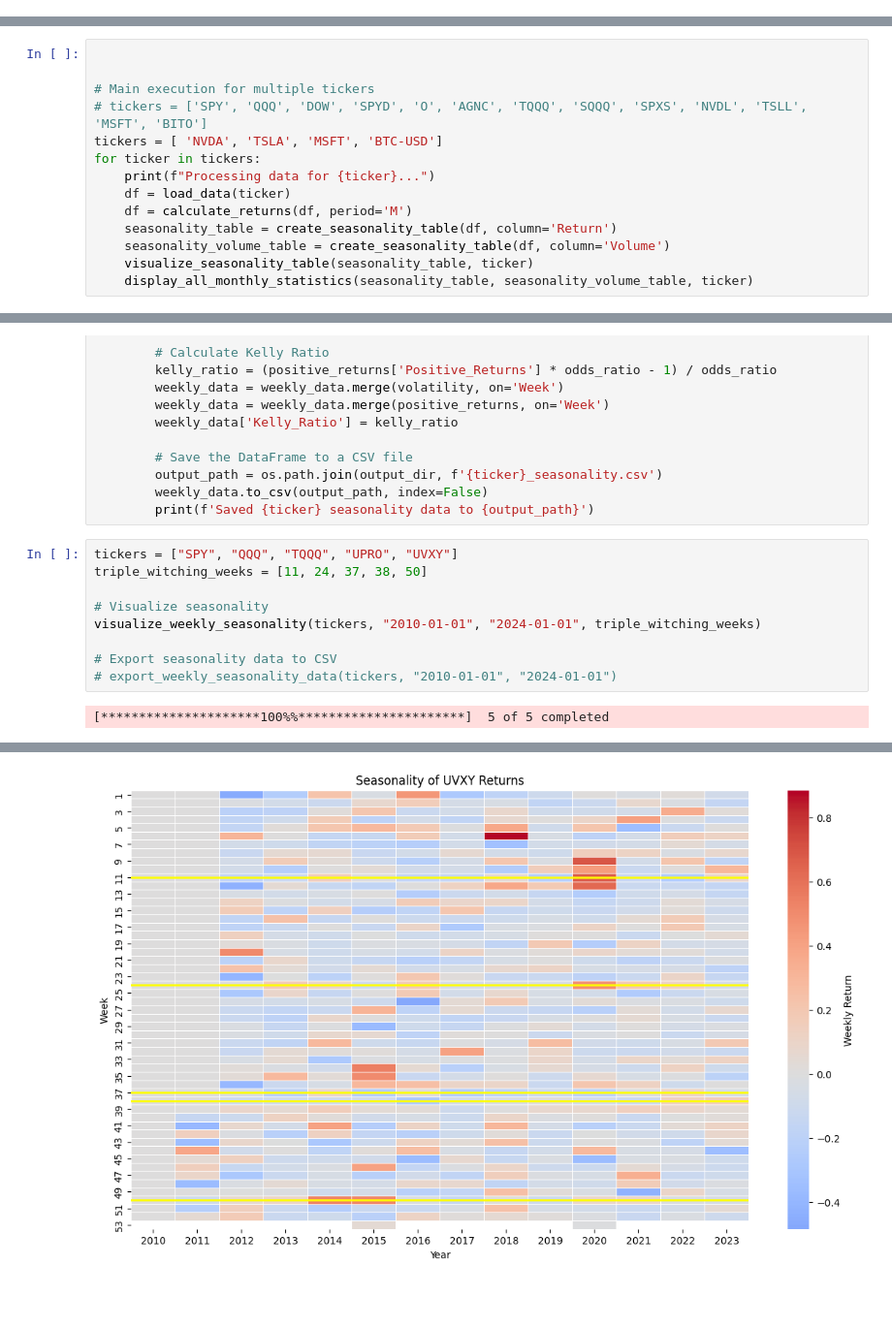
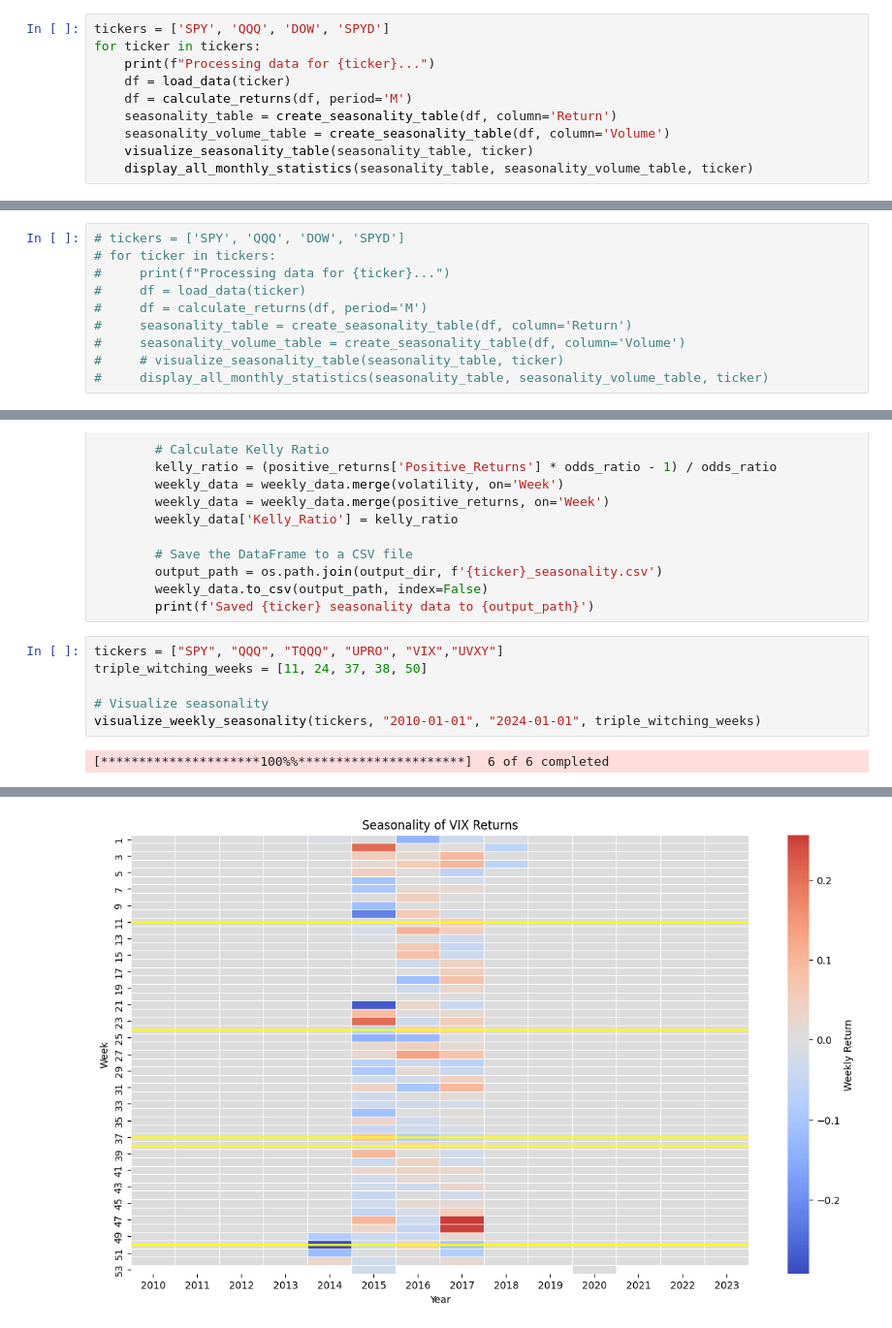
Before and after one commit to HansUXdev/DSportfolio, a Jupyter notebook: QuantitativeFinance/QFA-lib/EDA_IndexSeasonality.ipynb, the cells around one changed output, grey strips where cells are left out. Shown: that part at 97% size. Drawn from its saved outputs; the diff is of its cells as text; blank space fills up the shorter version.

Commit message:
Finalize basic Seasonality EDA for index funds

```diff
--- a/QuantitativeFinance/QFA-lib/EDA_IndexSeasonality.ipynb
+++ b/QuantitativeFinance/QFA-lib/EDA_IndexSeasonality.ipynb
@@ -387,0 +518,10 @@ def display_all_monthly_statistics(seasonality_table, seasonality_volume_table,
+# %%
+tickers = ['SPY', 'QQQ', 'DOW', 'SPYD']
+for ticker in tickers:
+    print(f"Processing data for {ticker}...")
+    df = load_data(ticker)
+    df = calculate_returns(df, period='M')
+    seasonality_table = create_seasonality_table(df, column='Return')
+    seasonality_volume_table = create_seasonality_table(df, column='Volume')
+    visualize_seasonality_table(seasonality_table, ticker)
+    display_all_monthly_statistics(seasonality_table, seasonality_volume_table, ticker)
@@ -388,14 +533,10 @@ def display_all_monthly_statistics(seasonality_table, seasonality_volume_table,
 # %%
-
-
-# Main execution for multiple tickers
-# tickers = ['SPY', 'QQQ', 'DOW', 'SPYD', 'O', 'AGNC', 'TQQQ', 'SQQQ', 'SPXS', 'NVDL', 'TSLL', 'MSFT', 'BITO']
-tickers = [ 'NVDA', 'TSLA', 'MSFT', 'BTC-USD']
-for ticker in tickers:
-    print(f"Processing data for {ticker}...")
-    df = load_data(ticker)
-    df = calculate_returns(df, period='M')
-    seasonality_table = create_seasonality_table(df, column='Return')
-    seasonality_volume_table = create_seasonality_table(df, column='Volume')
-    visualize_seasonality_table(seasonality_table, ticker)
-    display_all_monthly_statistics(seasonality_table, seasonality_volume_table, ticker)
+# tickers = ['SPY', 'QQQ', 'DOW', 'SPYD']
+# for ticker in tickers:
+#     print(f"Processing data for {ticker}...")
+#     df = load_data(ticker)
+#     df = calculate_returns(df, period='M')
+#     seasonality_table = create_seasonality_table(df, column='Return')
+#     seasonality_volume_table = create_seasonality_table(df, column='Volume')
+#     # visualize_seasonality_table(seasonality_table, ticker)
+#     display_all_monthly_statistics(seasonality_table, seasonality_volume_table, ticker)
@@ -951,18 +637,15 @@ def export_weekly_seasonality_data(tickers, start_date, end_date, odds_ratio=2,
         weekly_data.to_csv(output_path, index=False)
         print(f'Saved {ticker} seasonality data to {output_path}')
 # %%
-tickers = ["SPY", "QQQ", "TQQQ", "UPRO", "UVXY"]
+tickers = ["SPY", "QQQ", "TQQQ", "UPRO", "VIX","UVXY"]
 triple_witching_weeks = [11, 24, 37, 38, 50]
 
 # Visualize seasonality
 visualize_weekly_seasonality(tickers, "2010-01-01", "2024-01-01", triple_witching_weeks)
-
-# Export seasonality data to CSV
-# export_weekly_seasonality_data(tickers, "2010-01-01", "2024-01-01")
 # %% [output]
-[*********************100%%**********************]  5 of 5 completed
+[*********************100%%**********************]  6 of 6 completed
 [figure]
 [figure]
 [figure]
 [figure]
-[figure, old version]
+[figure, new version]
```
Also changed, not shown: parts of 14 cells of this notebook.
